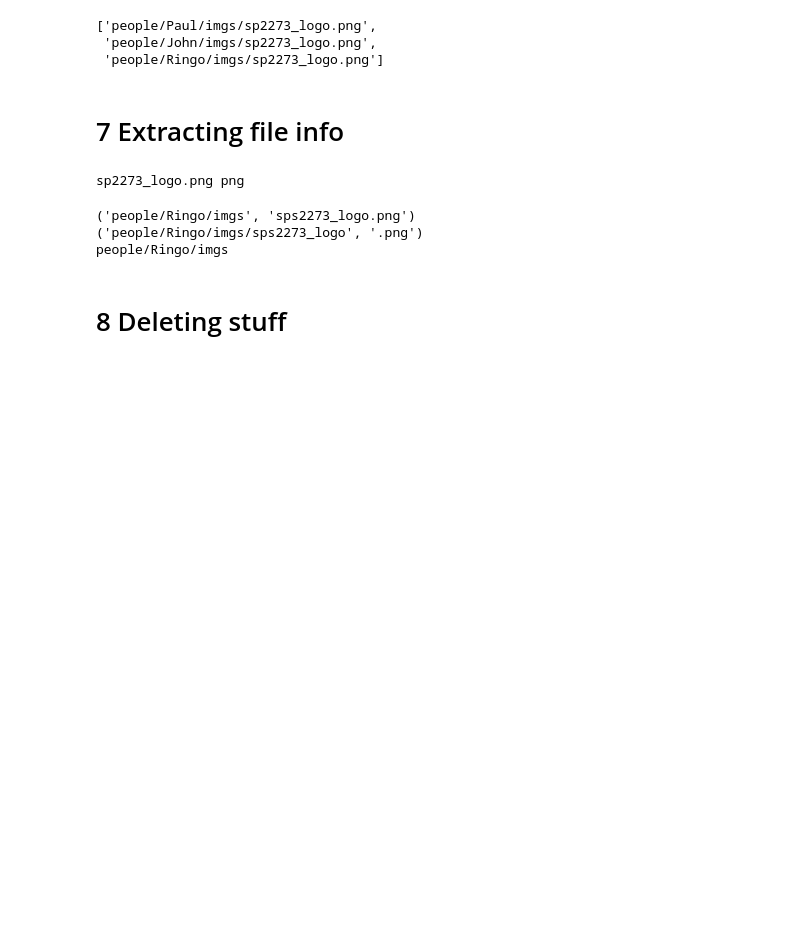
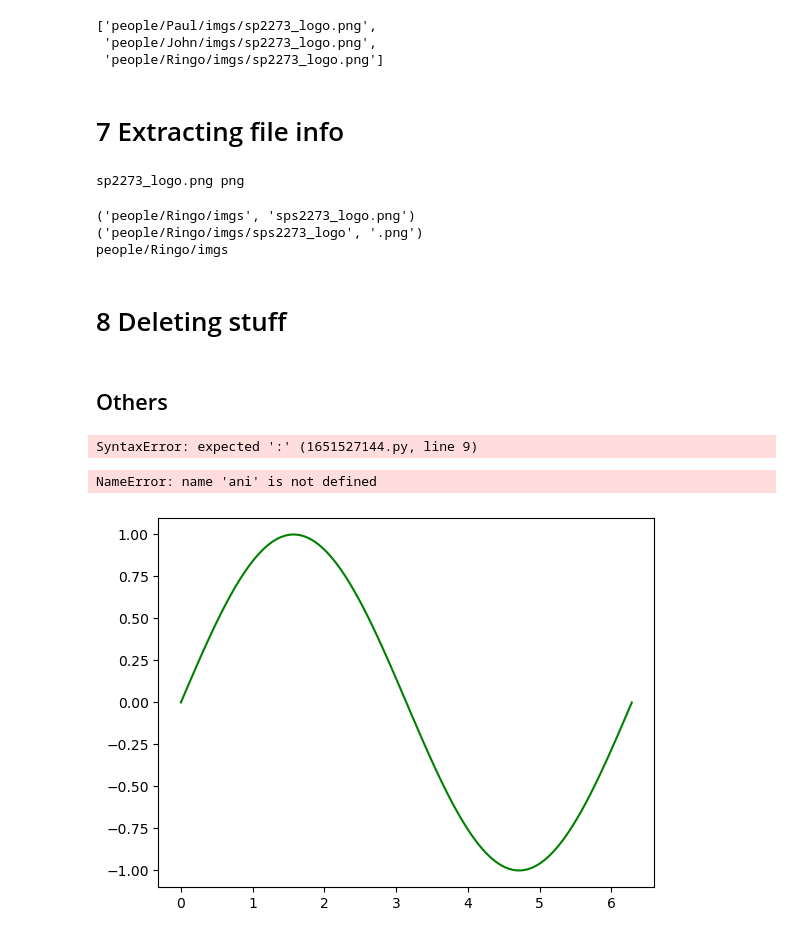
Before and after one commit to SPS-SP2273/learning-portfolio-jaydenliou-del, a Jupyter notebook: 6.1_files,_folders_&_os/files,_folders_&_os_(need).ipynb, the cells around one changed output. Cells and saved outputs as stored; diff of their text form; code cells hidden in the pictures; blank space fills up the shorter version.

```diff
--- a/6.1_files,_folders_&_os/files,_folders_&_os_(need).ipynb
+++ b/6.1_files,_folders_&_os/files,_folders_&_os_(need).ipynb
@@ -305,3 +305,44 @@ people/Ringo/imgs
 # REMOVING A DIRECTORY WITH FILES / EVERYTHING INSIDE
 
 # shutil.rmtree('people/Ringo')
+# %% [markdown]
+## Others
+# %%
+import requests
+
+base_url = 'https://'
+
+for i in range(1, 10):
+    url = base_url + f'{i}.pdf'
+    print(url)
+
+#with open
+# %% [output]
+SyntaxError: expected ':' (1651527144.py, line 9)
+# %%
+# Animation
+
+from matplotlib import pyplot as plt
+import numpy as np
+import matplotlib.animation as animation
+
+t = 0
+x = np.linspace(0, 2*np.pi, 100)
+y = np.sin(x - 300*t)
+
+fig, ax = plt.subplots()
+
+my_plot = ax.plot(x, y, 'g')
+
+def update(t):
+    y = np.sin(x-300*t)
+    my_plot.set_data(x, y)
+
+animation.FuncAnimation(
+    fig = fig, func=update, frames = 10
+)
+
+ani.save('my_animation.gif')
+# %% [output]
+NameError: name 'ani' is not defined
+[figure, added]
```
Also changed, not shown: parts of 2 cells of this notebook, 12 other files.
